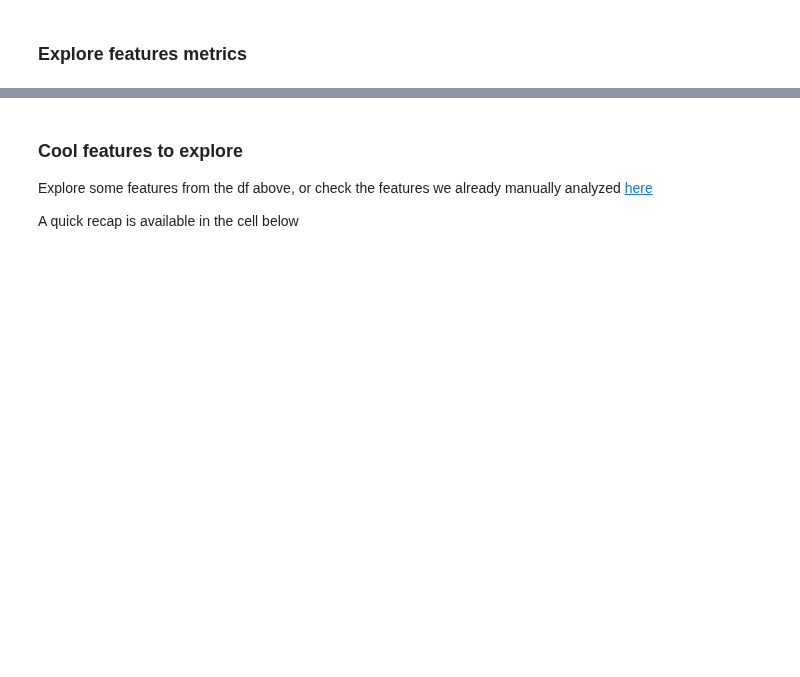
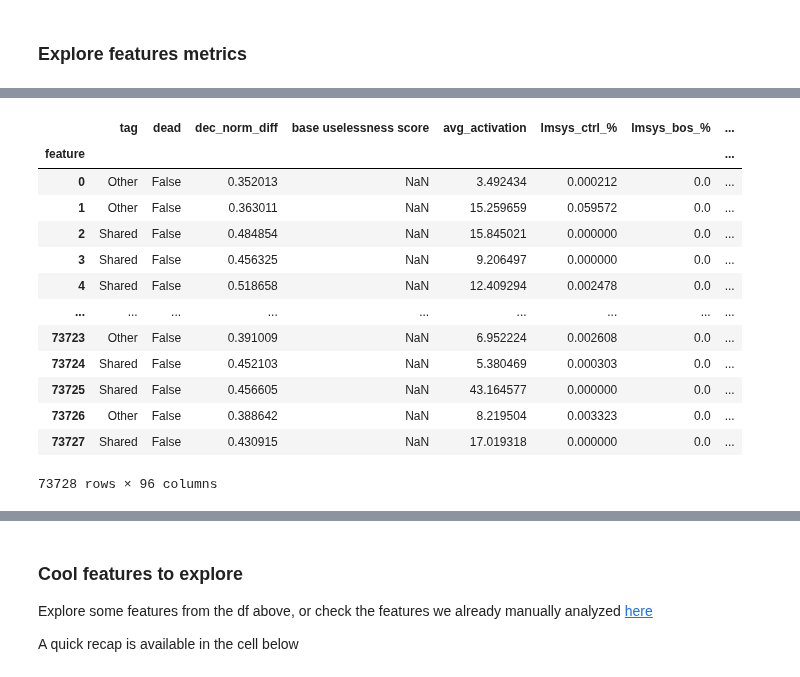
Before and after one commit to science-of-finetuning/sparsity-artifacts-crosscoders, a Jupyter notebook: notebooks/dashboard-and-demo.ipynb, the cells around one changed output, grey strips where cells are left out. Cells and saved outputs as stored; diff of their text form; code cells hidden in the pictures; blank space fills up the shorter version.

```diff
--- a/notebooks/dashboard-and-demo.ipynb
+++ b/notebooks/dashboard-and-demo.ipynb
@@ -56,3 +73,20 @@ df[df.index == feature_idx]
+# %%
+df
+# %% [output]
+|  | tag | dead | dec_norm_diff | base uselessness score | avg_activation | lmsys_ctrl_% | lmsys_bos_% | ... |
+| feature |  |  |  |  |  |  |  | ... |
+| 0 | Other | False | 0.352013 | NaN | 3.492434 | 0.000212 | 0.0 | ... |
+| 1 | Other | False | 0.363011 | NaN | 15.259659 | 0.059572 | 0.0 | ... |
+| 2 | Shared | False | 0.484854 | NaN | 15.845021 | 0.000000 | 0.0 | ... |
+| 3 | Shared | False | 0.456325 | NaN | 9.206497 | 0.000000 | 0.0 | ... |
+| 4 | Shared | False | 0.518658 | NaN | 12.409294 | 0.002478 | 0.0 | ... |
+| ... | ... | ... | ... | ... | ... | ... | ... | ... |
+| 73723 | Other | False | 0.391009 | NaN | 6.952224 | 0.002608 | 0.0 | ... |
+| 73724 | Shared | False | 0.452103 | NaN | 5.380469 | 0.000303 | 0.0 | ... |
+| 73725 | Shared | False | 0.456605 | NaN | 43.164577 | 0.000000 | 0.0 | ... |
+| 73726 | Other | False | 0.388642 | NaN | 8.219504 | 0.003323 | 0.0 | ... |
+| 73727 | Shared | False | 0.430915 | NaN | 17.019318 | 0.000000 | 0.0 | ... |
+73728 rows × 96 columns
 # %%
 # @markdown # Download max activating examples database
 examples_source = "both chat and web" # @param ["chat data", "web data", "both chat and web"]
```
Also changed, not shown: parts of 7 cells of this notebook, 5 other files.
